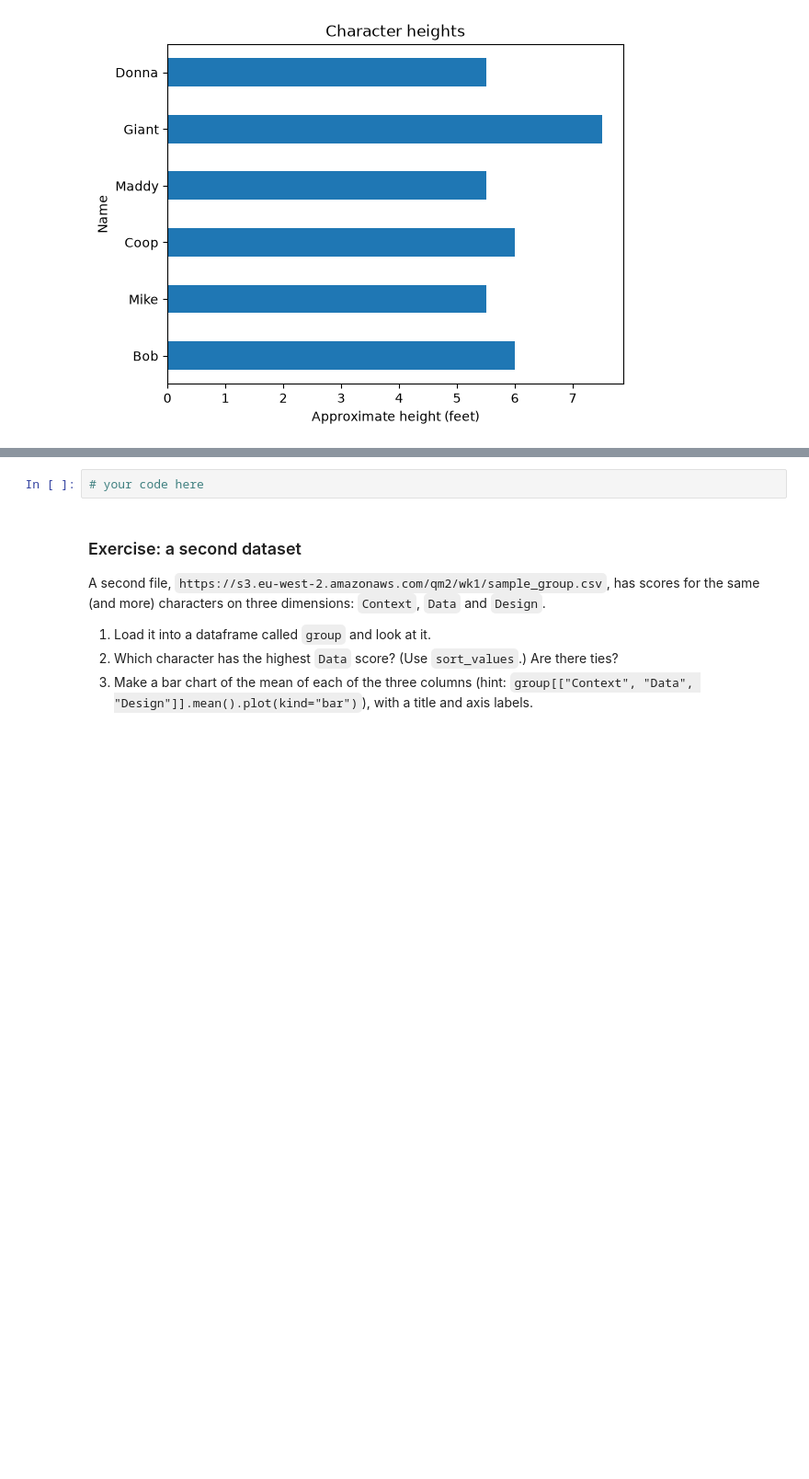
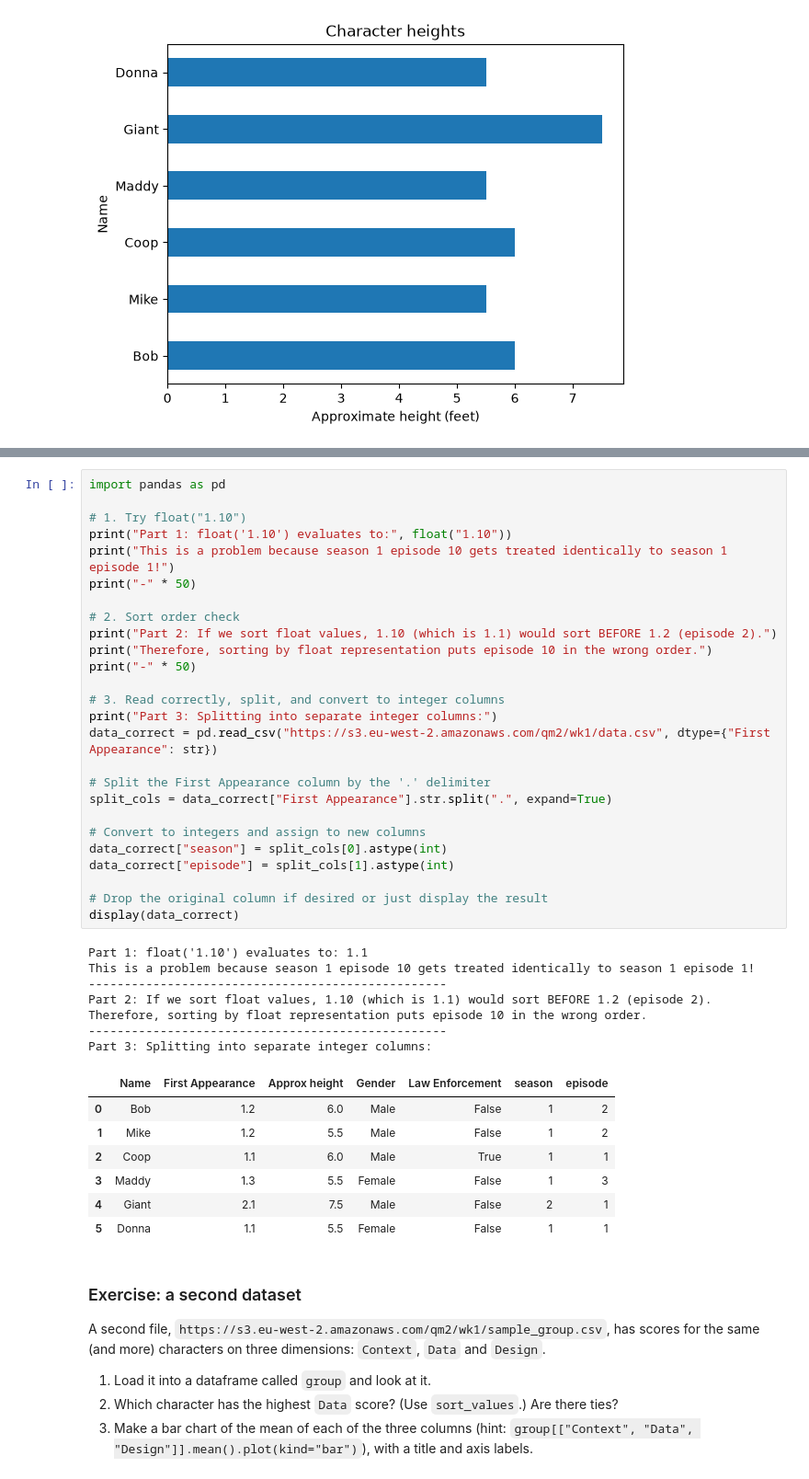
Before and after one commit to palomamldt/QM2, a Jupyter notebook: notebooks/W01. Python Recap.ipynb, the cells around one changed output, grey strips where cells are left out. Shown at 92% size. Saved outputs shown, nothing was run; the diff lists cells and outputs as text; blank space fills up the shorter version.

```diff
--- a/notebooks/W01. Python Recap.ipynb
+++ b/notebooks/W01. Python Recap.ipynb
@@ -231,5 +265,44 @@ A number is only a number if arithmetic on it makes sense. Keep this in mind all
 # %%
-# your code here
+import pandas as pd
+
+# 1. Try float("1.10")
+print("Part 1: float('1.10') evaluates to:", float("1.10"))
+print("This is a problem because season 1 episode 10 gets treated identically to season 1 episode 1!")
+print("-" * 50)
+
+# 2. Sort order check
+print("Part 2: If we sort float values, 1.10 (which is 1.1) would sort BEFORE 1.2 (episode 2).")
+print("Therefore, sorting by float representation puts episode 10 in the wrong order.")
+print("-" * 50)
+
+# 3. Read correctly, split, and convert to integer columns
+print("Part 3: Splitting into separate integer columns:")
+data_correct = pd.read_csv("https://s3.eu-west-2.amazonaws.com/qm2/wk1/data.csv", dtype={"First Appearance": str})
+
+# Split the First Appearance column by the '.' delimiter
+split_cols = data_correct["First Appearance"].str.split(".", expand=True)
+
+# Convert to integers and assign to new columns
+data_correct["season"] = split_cols[0].astype(int)
+data_correct["episode"] = split_cols[1].astype(int)
+
+# Drop the original column if desired or just display the result
+display(data_correct)
+# %% [output]
+Part 1: float('1.10') evaluates to: 1.1
+This is a problem because season 1 episode 10 gets treated identically to season 1 episode 1!
+--------------------------------------------------
+Part 2: If we sort float values, 1.10 (which is 1.1) would sort BEFORE 1.2 (episode 2).
+Therefore, sorting by float representation puts episode 10 in the wrong order.
+--------------------------------------------------
+Part 3: Splitting into separate integer columns:
+|  | Name | First Appearance | Approx height | Gender | Law Enforcement | season | episode |
+| 0 | Bob | 1.2 | 6.0 | Male | False | 1 | 2 |
+| 1 | Mike | 1.2 | 5.5 | Male | False | 1 | 2 |
+| 2 | Coop | 1.1 | 6.0 | Male | True | 1 | 1 |
+| 3 | Maddy | 1.3 | 5.5 | Female | False | 1 | 3 |
+| 4 | Giant | 2.1 | 7.5 | Male | False | 2 | 1 |
+| 5 | Donna | 1.1 | 5.5 | Female | False | 1 | 1 |
 # %% [markdown]
 ### Exercise: a second dataset
 
```
Also changed, not shown: parts of 6 cells of this notebook.
